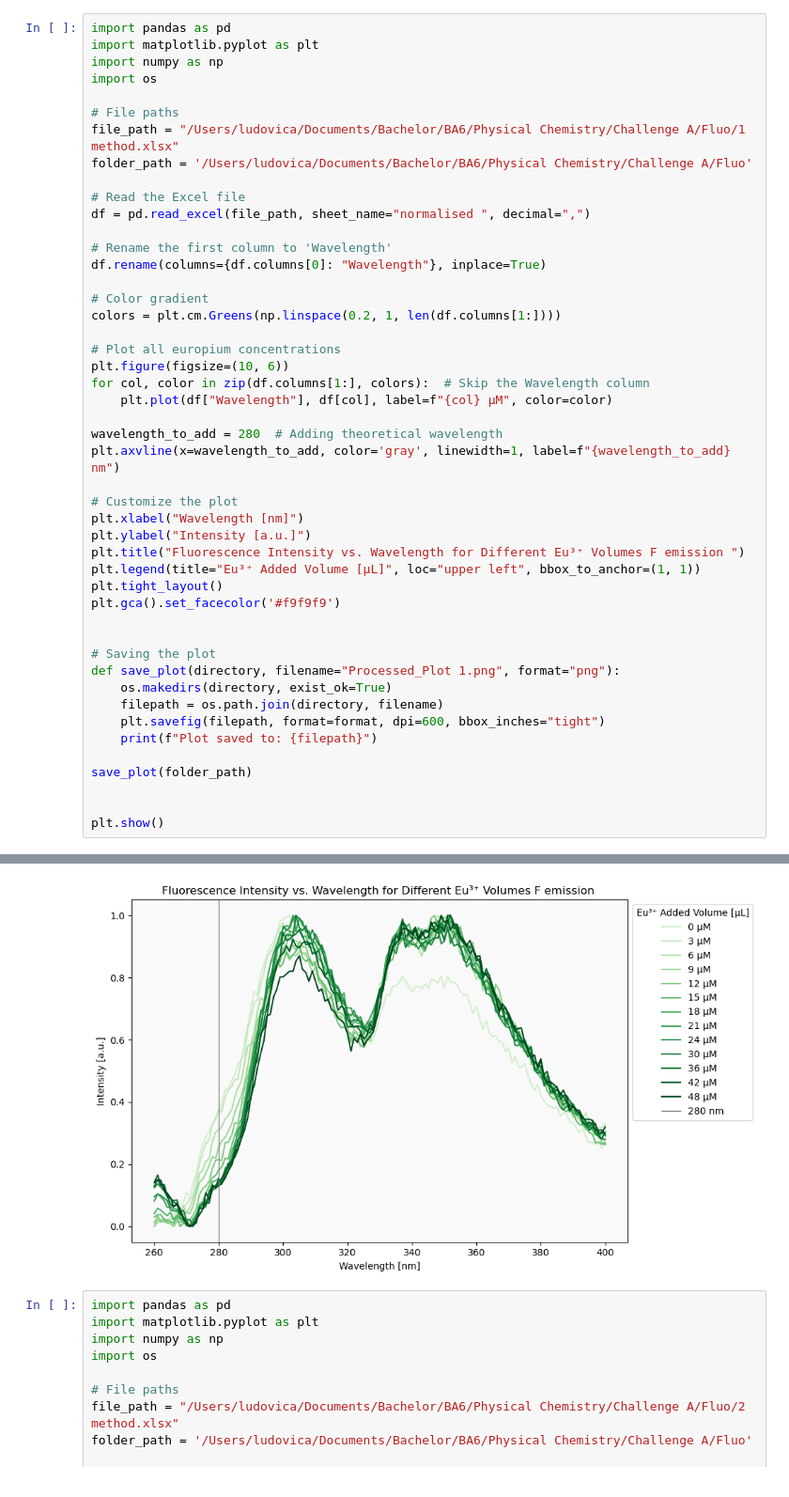
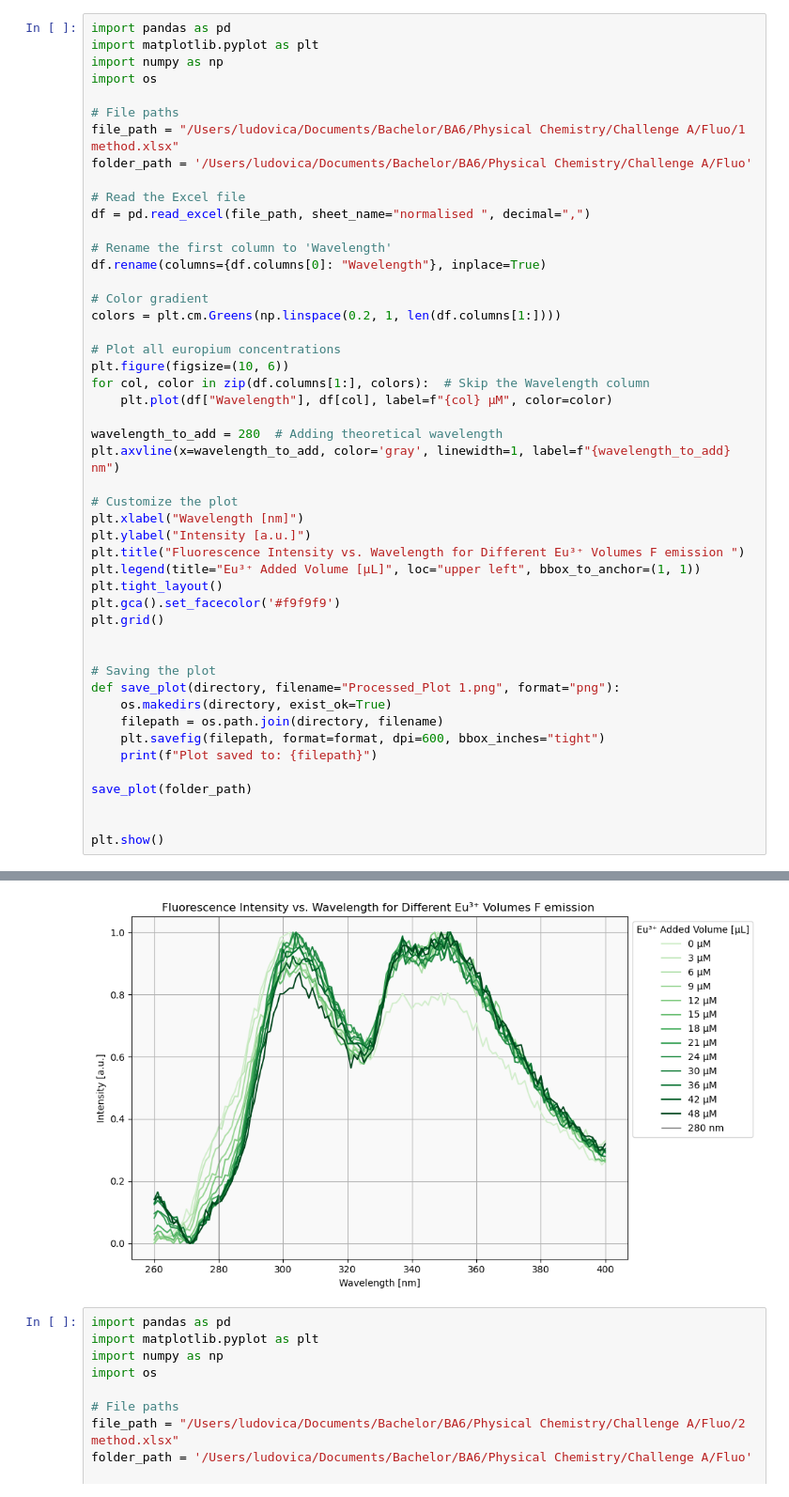
Before and after one commit to fracaludo/physicalchem, a Jupyter notebook: A/Fluo/Newspectra.ipynb, the cells around one changed output, grey strips where cells are left out. Shown at 94% size. Cells and saved outputs as stored; diff of their text form.

```diff
--- a/A/Fluo/Newspectra.ipynb
+++ b/A/Fluo/Newspectra.ipynb
@@ -20,34 +20,35 @@ colors = plt.cm.Greens(np.linspace(0.2, 1, len(df.columns[1:])))
 # Plot all europium concentrations
 plt.figure(figsize=(10, 6))
 for col, color in zip(df.columns[1:], colors):  # Skip the Wavelength column
     plt.plot(df["Wavelength"], df[col], label=f"{col} µM", color=color)
 
 wavelength_to_add = 280  # Adding theoretical wavelength
 plt.axvline(x=wavelength_to_add, color='gray', linewidth=1, label=f"{wavelength_to_add} nm")
 
 # Customize the plot
 plt.xlabel("Wavelength [nm]")
 plt.ylabel("Intensity [a.u.]")
 plt.title("Fluorescence Intensity vs. Wavelength for Different Eu³⁺ Volumes F emission ")
 plt.legend(title="Eu³⁺ Added Volume [µL]", loc="upper left", bbox_to_anchor=(1, 1))
 plt.tight_layout()
 plt.gca().set_facecolor('#f9f9f9')
+plt.grid()
 
 
 # Saving the plot
 def save_plot(directory, filename="Processed_Plot 1.png", format="png"):
     os.makedirs(directory, exist_ok=True)
     filepath = os.path.join(directory, filename)
     plt.savefig(filepath, format=format, dpi=600, bbox_inches="tight")
     print(f"Plot saved to: {filepath}")
 
 save_plot(folder_path)
 
 
 plt.show()
 # %% [output]
 Plot saved to: /Users/ludovica/Documents/Bachelor/BA6/Physical Chemistry/Challenge A/Fluo/Processed_Plot 1.png
-[figure, old version]
+[figure, new version]
 # %%
 import pandas as pd
 import matplotlib.pyplot as plt
```
Also changed, not shown: 2 other files.
